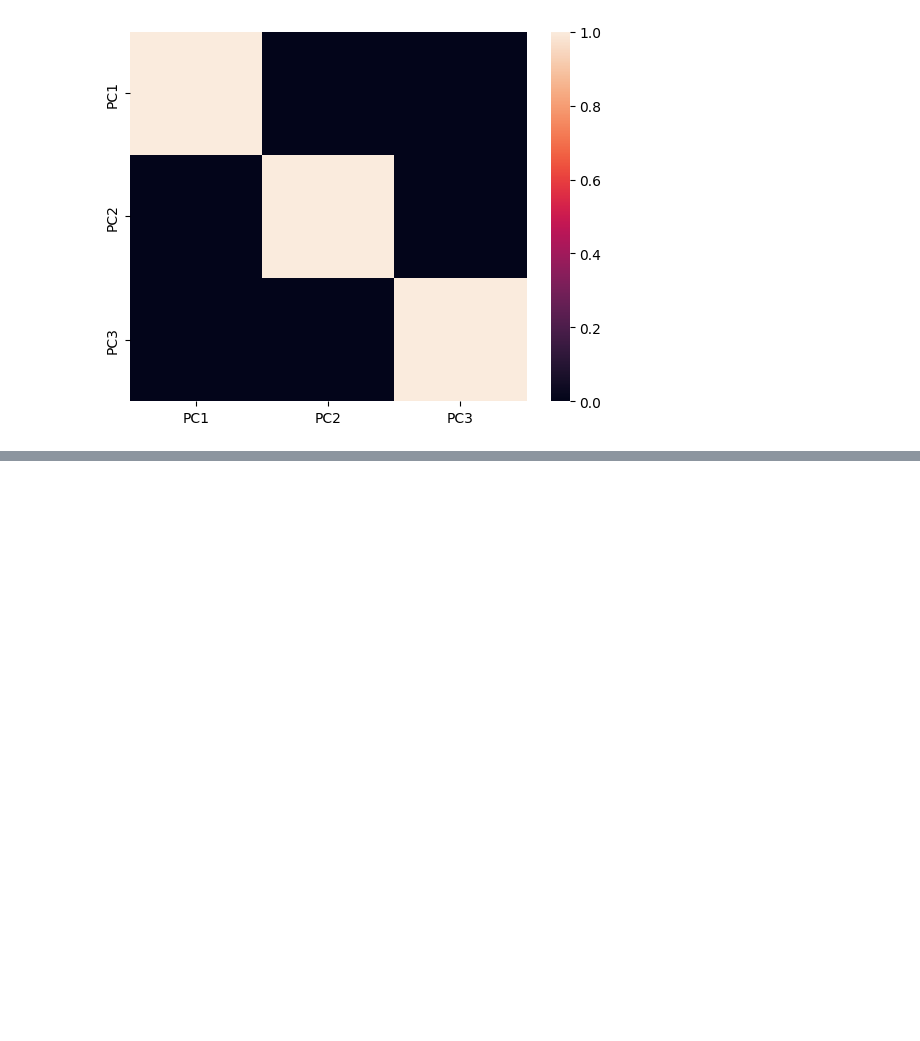
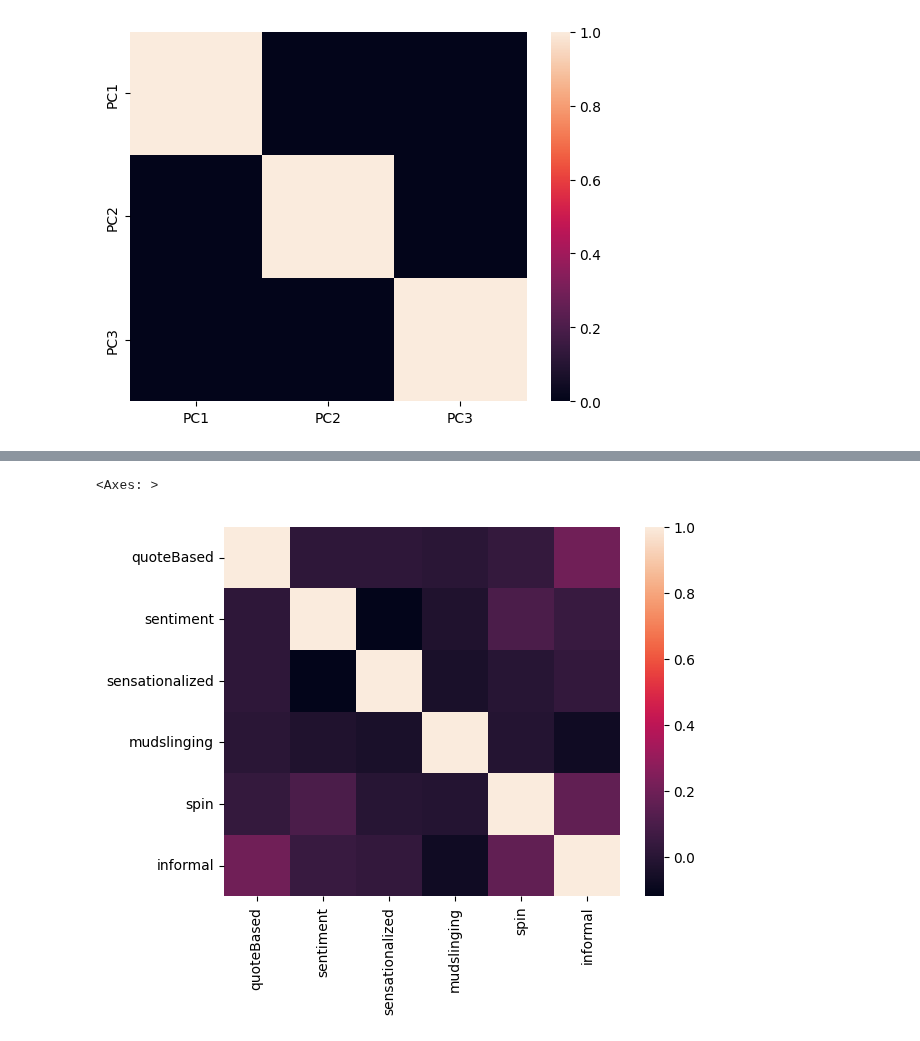
Before and after one commit to TobyBritton1/NewsBiasMapping, a Jupyter notebook: PCA.ipynb, the cells around one changed output, grey strips where cells are left out. Cells and saved outputs as stored; diff of their text form; code cells hidden in the pictures; blank space fills up the shorter version.

```diff
--- a/PCA.ipynb
+++ b/PCA.ipynb
@@ -100,0 +106,5 @@ sns.heatmap(data_pca.corr())
+# %%
+print("Loading File")
+file = open("rust-articles-backup-metrics.json", encoding="utf8")
+metricArticles = pd.DataFrame.from_dict(json.load(file))
+print("File Loaded")
@@ -100,0 +114,5 @@ sns.heatmap(data_pca.corr())
+# %%
+metrics = metricArticles.filter(items=['quoteBased','sentiment','sensationalized','mudslinging','spin','informal'])
+scalar = StandardScaler()
+scaled_data = pd.DataFrame(scalar.fit_transform(metrics),columns=['quoteBased','sentiment','sensationalized','mudslinging','spin','informal']) #scaling the data
+scaled_data.head()
@@ -100,0 +126,6 @@ sns.heatmap(data_pca.corr())
+# %%
+#Check the Co-relation between features without PCA
+sns.heatmap(scaled_data.corr())
+# %% [output]
+<Axes: >
+[figure, added]
```
Also changed, not shown: parts of 9 cells of this notebook, 2 other files.
